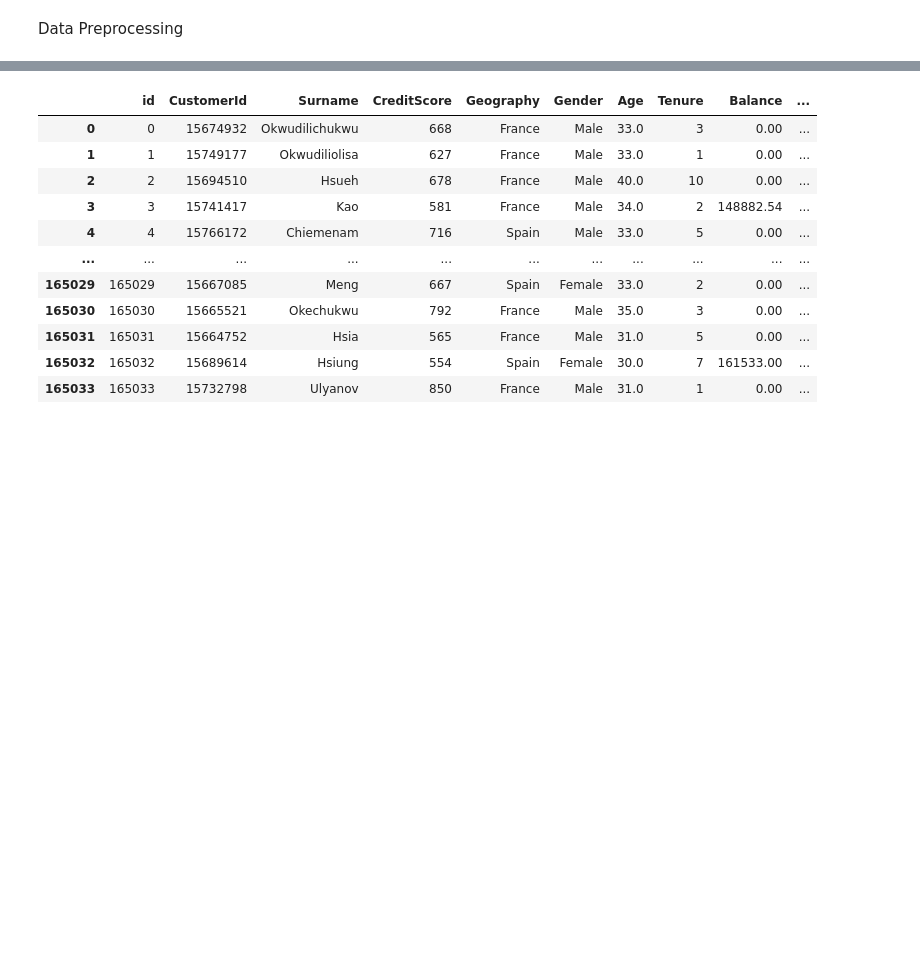
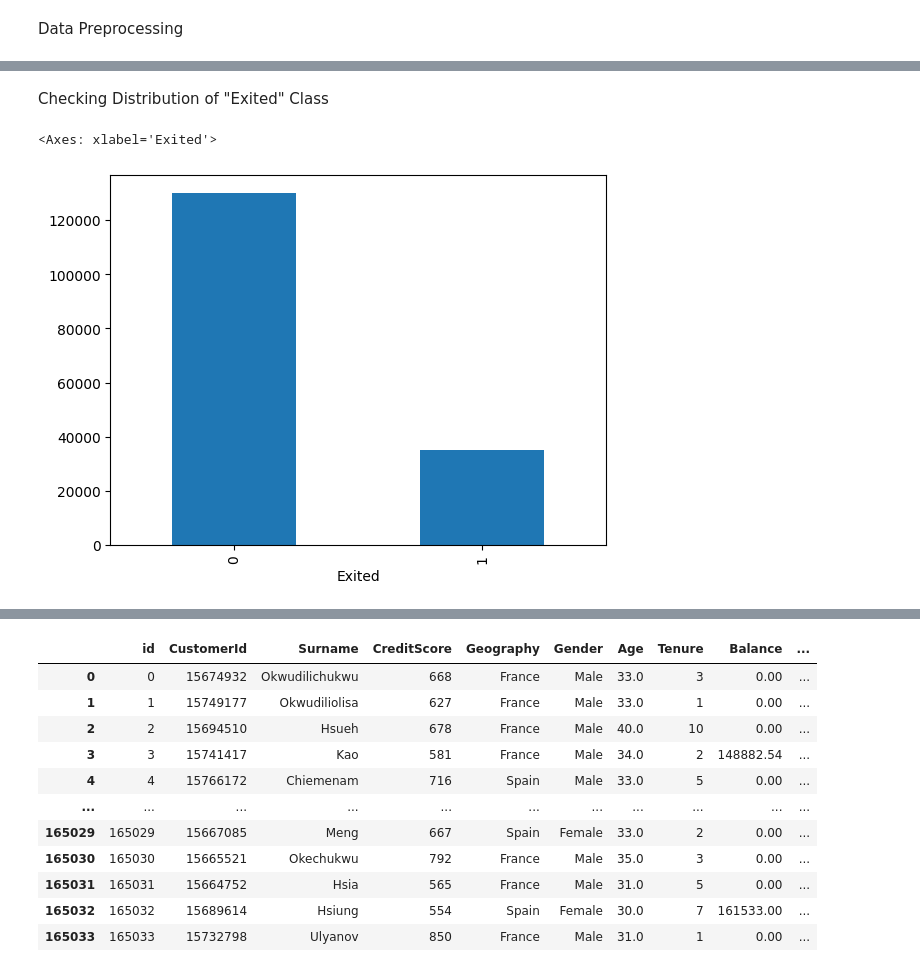
Before and after one commit to Sankalpd19/Customer-Churn-Prediction, a Jupyter notebook: bankchurn.ipynb, the cells around one changed output, grey strips where cells are left out. Cells and saved outputs as stored; diff of their text form; code cells hidden in the pictures; blank space fills up the shorter version.

```diff
--- a/bankchurn.ipynb
+++ b/bankchurn.ipynb
@@ -7,0 +15,2 @@ Data Preprocessing
+# %%
+data = pd.read_csv('train.csv')
@@ -7,0 +47,8 @@ Data Preprocessing
+# %% [markdown]
+Checking Distribution of "Exited" Class
+# %%
+import matplotlib.pyplot as plt
+data["Exited"].value_counts().plot(kind='bar')
+# %% [output]
+<Axes: xlabel='Exited'>
+[figure, added]
```
Also changed, not shown: parts of 15 cells of this notebook.
